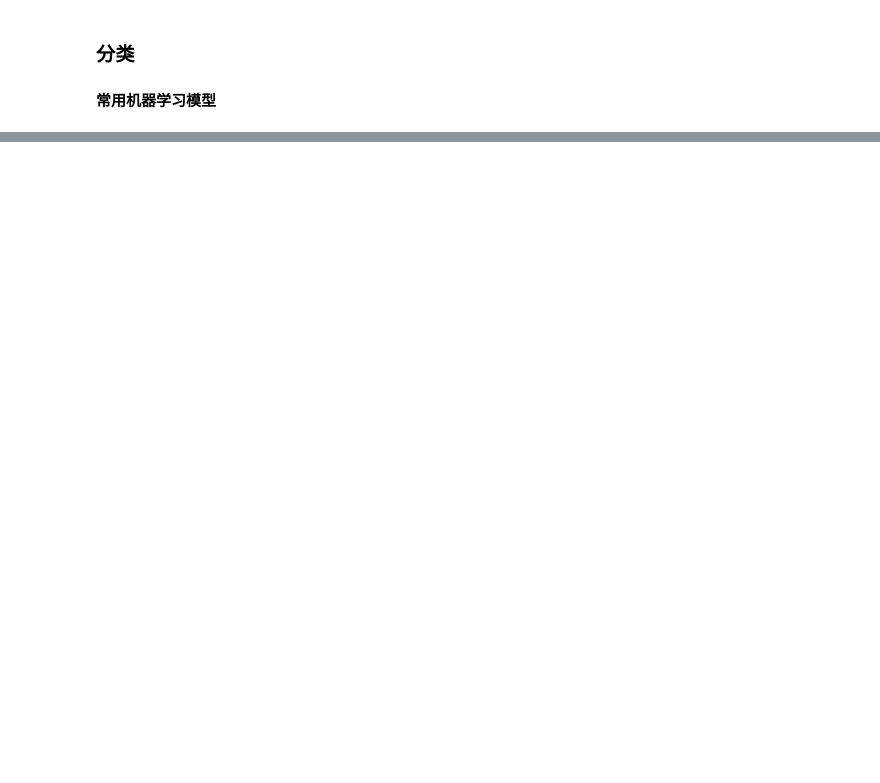
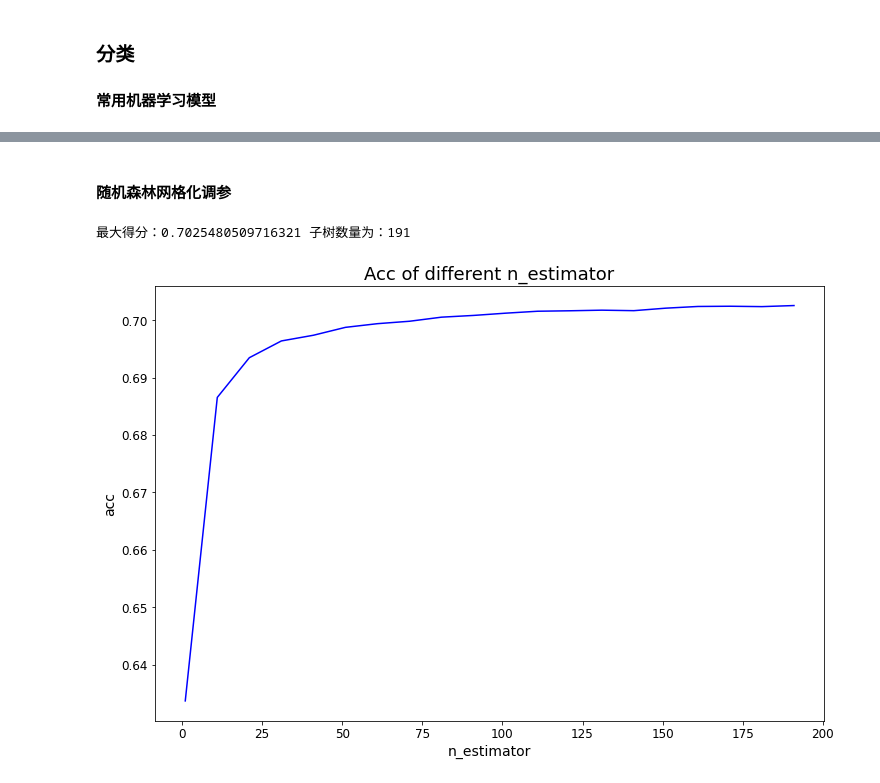
Before and after one commit to 1751118/myMusicReSystem, a Jupyter notebook: classify_analyse.ipynb, the cells around one changed output, grey strips where cells are left out. Saved outputs shown, nothing was run; the diff lists cells and outputs as text; code cells hidden in the pictures; blank space fills up the shorter version.

```diff
--- a/classify_analyse.ipynb
+++ b/classify_analyse.ipynb
@@ -679,0 +391,50 @@ plt.show()
+# %%
+# 应用PCA
+X_norm = MinMaxScaler().fit_transform(X)
+X_norm = StandardScaler().fit_transform(X_norm)
+
+pca = PCA()
+X_pca = pca.fit_transform(X_norm)
+
+# 查看各主成分的解释方差比例
+explained_variance_ratio = pca.explained_variance_ratio_
+cumulative_explained_variance = np.cumsum(explained_variance_ratio)
+
+# 确定n值（例如，我们选择解释95%方差的主成分数量）
+n_components = np.argmax(cumulative_explained_variance >= 0.95) + 1
+
+print(f"Number of components to explain 95% variance: {n_components}")
+
+X_pca = PCA(n_components = 11).fit_transform(X_norm)
+score = cross_val_score(lreg, X_pca, y, scoring=score_name, cv=kf, n_jobs=-1)
+print(score)
+
+score = cross_val_score(rf, X_pca, y, scoring=score_name, cv=kf, n_jobs=-1)
+print(score)
+# %% [markdown]
+#### 随机森林网格化调参
+# %%
+# 调参，绘制学习曲线来调参n_estimators（对随机森林影响最大）
+score_lt = []
+kf = StratifiedKFold(n_splits=3, shuffle=True, random_state=42)
+
+# 每隔10步建立一个随机森林，获得不同n_estimators的得分
+for i in range(0,200,10):
+    rfc = RandomForestClassifier(n_estimators=i+1
+                                ,random_state=42, n_jobs = -1)
+    score = cross_val_score(rfc, X_norm, y, cv=kf).mean()
+    score_lt.append(score)
+score_max = max(score_lt)
+print('最大得分：{}'.format(score_max),
+      '子树数量为：{}'.format(score_lt.index(score_max)*10+1))
+
+# 绘制学习曲线
+x = np.arange(1,201,10)
+plt.title('Acc of different n_estimator')
+plt.xlabel('n_estimator')
+plt.ylabel('acc')
+plt.plot(x, score_lt, 'b-')
+plt.show()
+# %% [output]
+最大得分：0.7025480509716321 子树数量为：191
+[figure, added]
```
Also changed, not shown: parts of 57 cells of this notebook, 10 other files.
